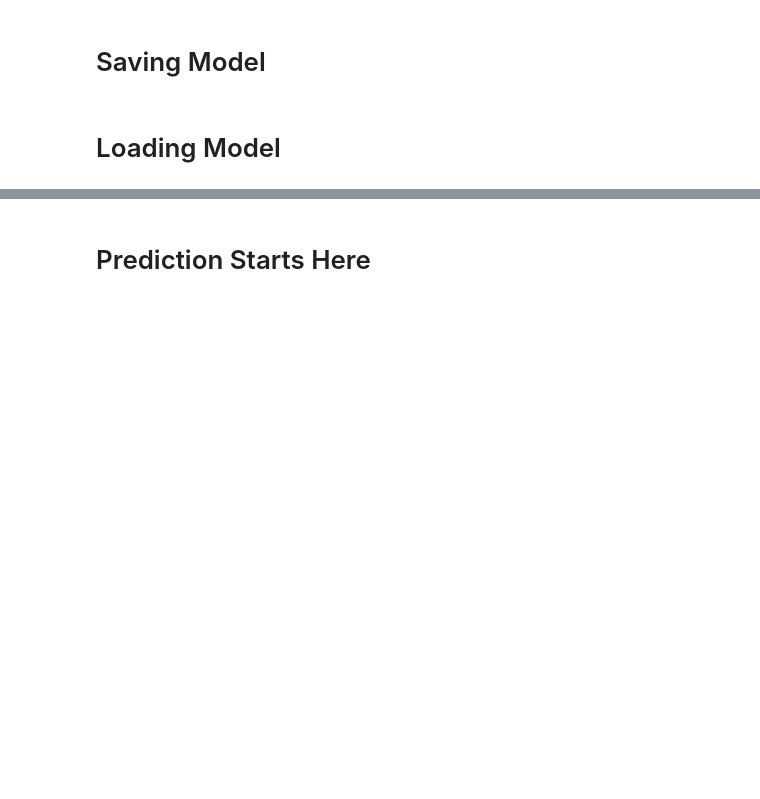
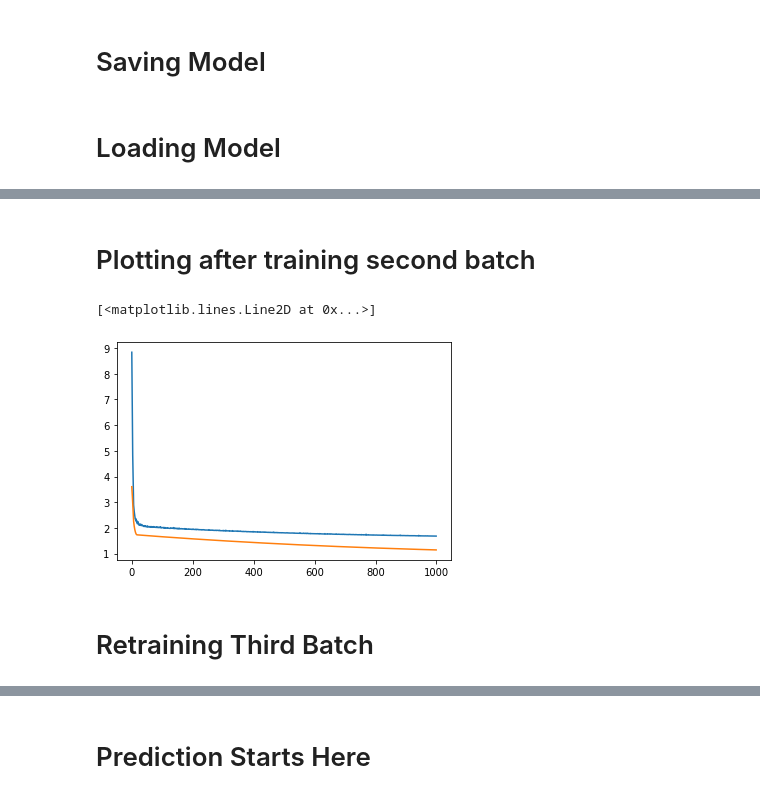
Before and after one commit to ahsansaif47/ids-model, a Jupyter notebook: ids_batch_training.ipynb, the cells around one changed output, grey strips where cells are left out. Cells and saved outputs as stored; diff of their text form; code cells hidden in the pictures; blank space fills up the shorter version.

Commit message:
Final Model Updated

```diff
--- a/ids_batch_training.ipynb
+++ b/ids_batch_training.ipynb
@@ -712,9 +836,8 @@ model.save("/content/drive/MyDrive/Project GCN Dataset/IDS_Batch1_0.8170(validat
 from keras.models import load_model
 # config = model.get_config()
 # print(config)
-loaded_model = load_model("/content/drive/MyDrive/Project GCN Dataset/IDS_Batch1_0.9019.h5", custom_objects = {"GCNConv": GCNConv})
-
-loaded_model.summary()
+model = load_model("/content/drive/MyDrive/Project GCN Dataset/IDS_Batch1_0.2000(validation_accuracy).h5", custom_objects = {"GCNConv": GCNConv})
+model.summary()
 # %% [output]
 Model: "model"
 __________________________________________________________________________________________________
@@ -735,0 +861,3 @@ ________________________________________________________________________________
+# %%
+b2_features = Node_Features(A2)
+b3_features = Node_Features(A3)
@@ -735,0 +866,9 @@ ________________________________________________________________________________
+# %%
+N = np.shape(A2)[0]
+history = model.fit([b2_features, A2],
+          e2,
+          epochs=1000,
+          batch_size=N,
+          validation_data=([val_fea, A4], val_enc),
+          callbacks=[callback]
+        )
@@ -735,0 +893,13 @@ ________________________________________________________________________________
+# %% [markdown]
+# Plotting after training second batch
+# %%
+import keras
+from matplotlib import pyplot as plt
+# history = model1.fit(train_x, train_y,validation_split = 0.1, epochs=50, batch_size=4)
+plt.plot(history.history['loss'])
+plt.plot(history.history['val_loss'])
+# %% [output]
+[<matplotlib.lines.Line2D at 0x...>]
+[figure, added]
+# %% [markdown]
+# Retraining Third Batch
```
Also changed, not shown: parts of 38 cells of this notebook.
